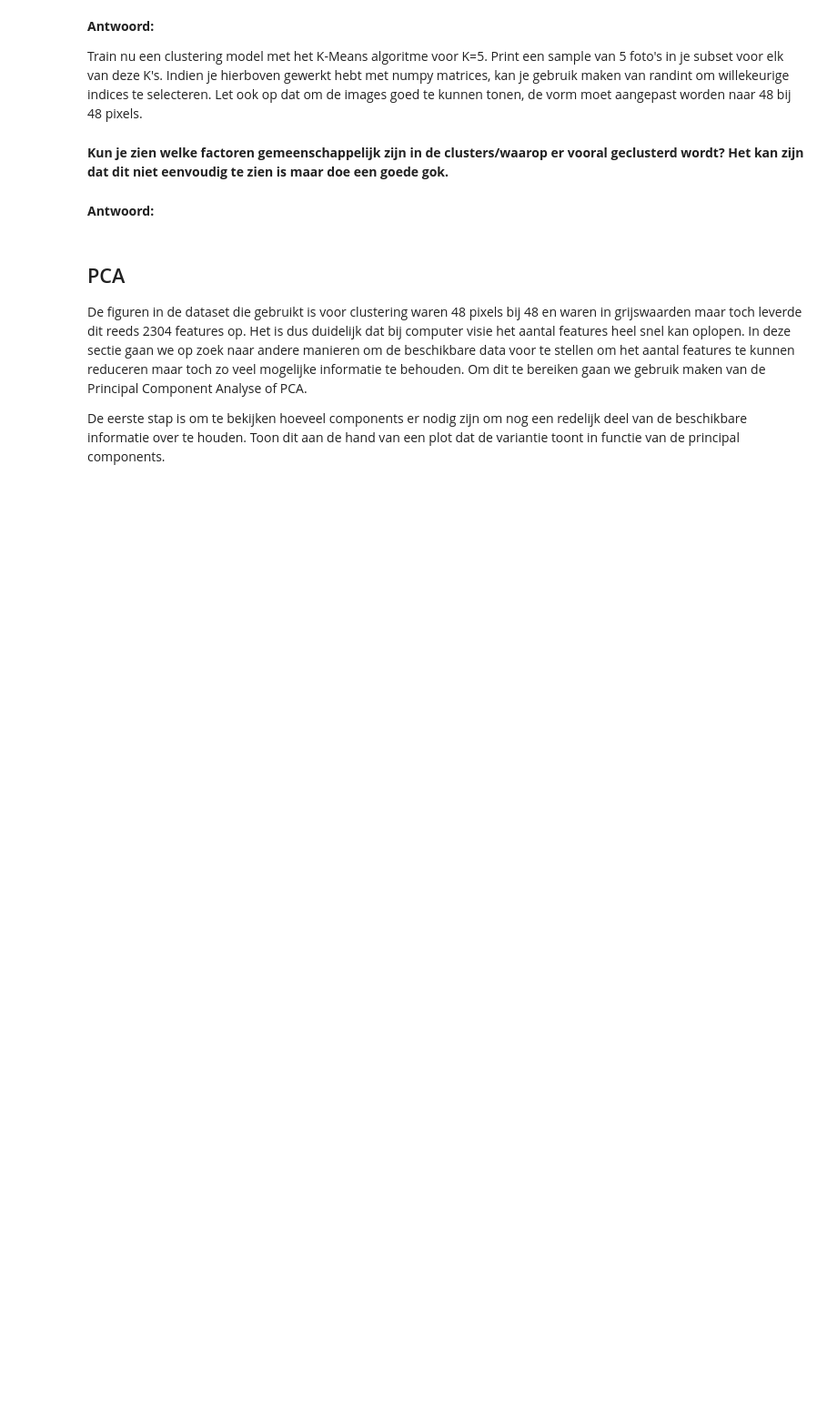
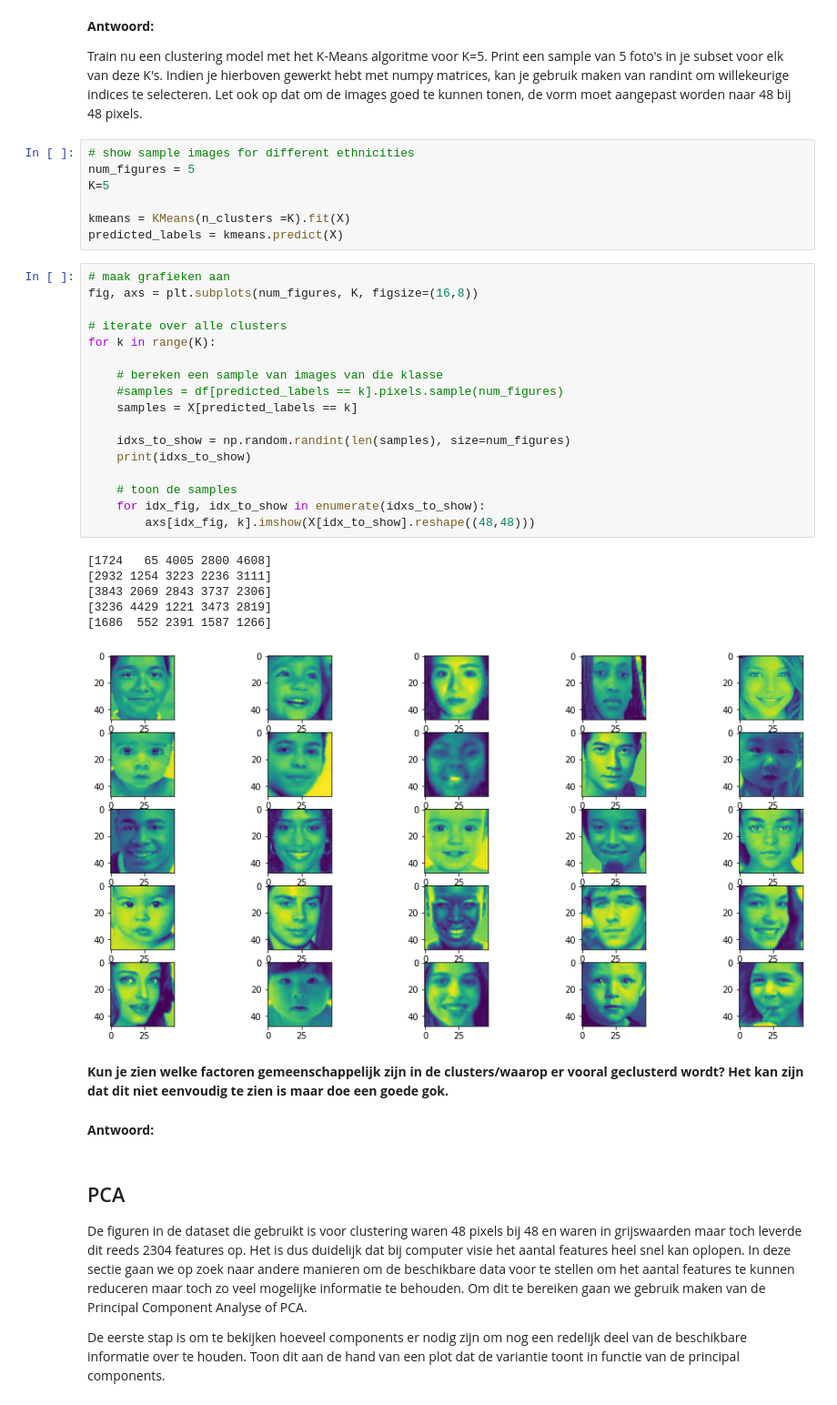
Before and after one commit to OdiseeDataScience2122/Leerstof_2122, a Jupyter notebook: 19_PCA/Unsupervised_Learning.ipynb, the cells around one changed output. Shown at 91% size. Saved outputs shown, nothing was run; the diff lists cells and outputs as text; blank space fills up the shorter version.

```diff
--- a/19_PCA/Unsupervised_Learning.ipynb
+++ b/19_PCA/Unsupervised_Learning.ipynb
@@ -74,6 +175,37 @@ Train nu een clustering model met het K-Means algoritme voor K=5.
 Print een sample van 5 foto's in je subset voor elk van deze K's.
 Indien je hierboven gewerkt hebt met numpy matrices, kan je gebruik maken van randint om willekeurige indices te selecteren.
 Let ook op dat om de images goed te kunnen tonen, de vorm moet aangepast worden naar 48 bij 48 pixels.
+# %%
+# show sample images for different ethnicities
+num_figures = 5
+K=5
+
+kmeans = KMeans(n_clusters =K).fit(X)
+predicted_labels = kmeans.predict(X)
+# %%
+# maak grafieken aan
+fig, axs = plt.subplots(num_figures, K, figsize=(16,8))
+
+# iterate over alle clusters
+for k in range(K):
+
+    # bereken een sample van images van die klasse
+    #samples = df[predicted_labels == k].pixels.sample(num_figures)
+    samples = X[predicted_labels == k]
+
+    idxs_to_show = np.random.randint(len(samples), size=num_figures)
+    print(idxs_to_show)
+
+    # toon de samples
+    for idx_fig, idx_to_show in enumerate(idxs_to_show):
+        axs[idx_fig, k].imshow(X[idx_to_show].reshape((48,48)))
+# %% [output]
+[1724   65 4005 2800 4608]
+[2932 1254 3223 2236 3111]
+[3843 2069 2843 3737 2306]
+[3236 4429 1221 3473 2819]
+[1686  552 2391 1587 1266]
+[figure, added]
 # %% [markdown]
 **Kun je zien welke factoren gemeenschappelijk zijn in de clusters/waarop er vooral geclusterd wordt?
 Het kan zijn dat dit niet eenvoudig te zien is maar doe een goede gok.**
```
Also changed, not shown: parts of 14 cells of this notebook, 1 other file.
